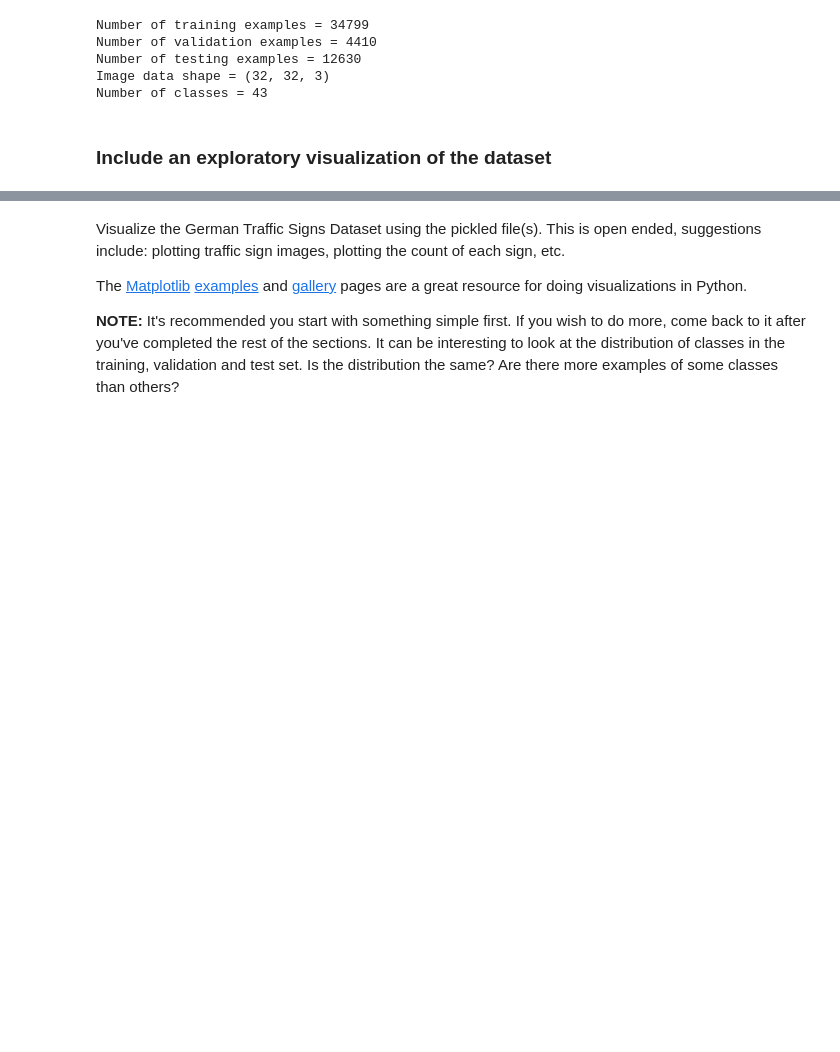
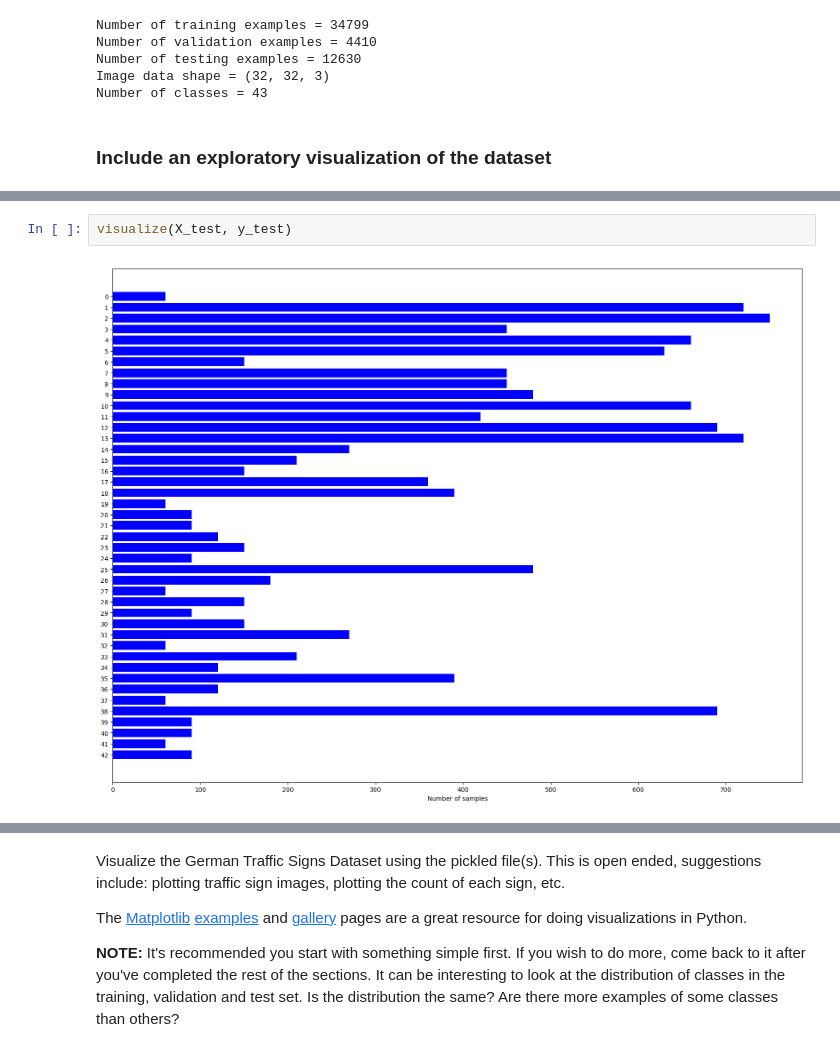
Before and after one commit to gsrinivas37/Traffic_Sign_Classifier, a Jupyter notebook: Traffic_Sign_Classifier.ipynb, the cells around one changed output, grey strips where cells are left out. Cells and saved outputs as stored; diff of their text form; blank space fills up the shorter version.

```diff
--- a/Traffic_Sign_Classifier.ipynb
+++ b/Traffic_Sign_Classifier.ipynb
@@ -170,3 +182,7 @@ plt.show()
+# %%
+visualize(X_test, y_test)
+# %% [output]
+[figure, added]
 # %%
 ### Data exploration visualization code goes here.
 ### Feel free to use as many code cells as needed.
```
Also changed, not shown: parts of 13 cells of this notebook.
